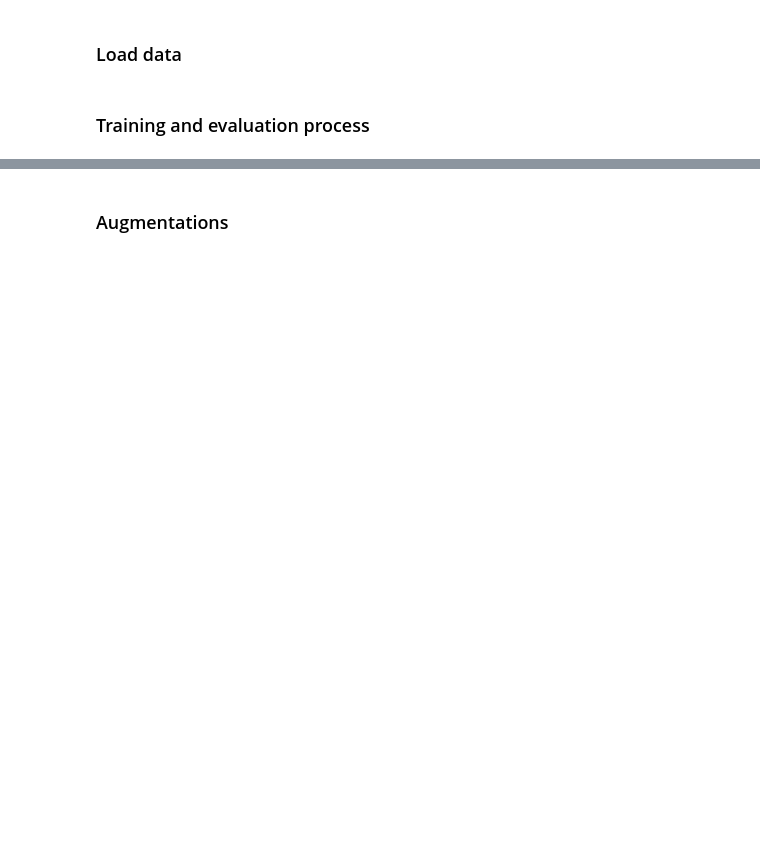
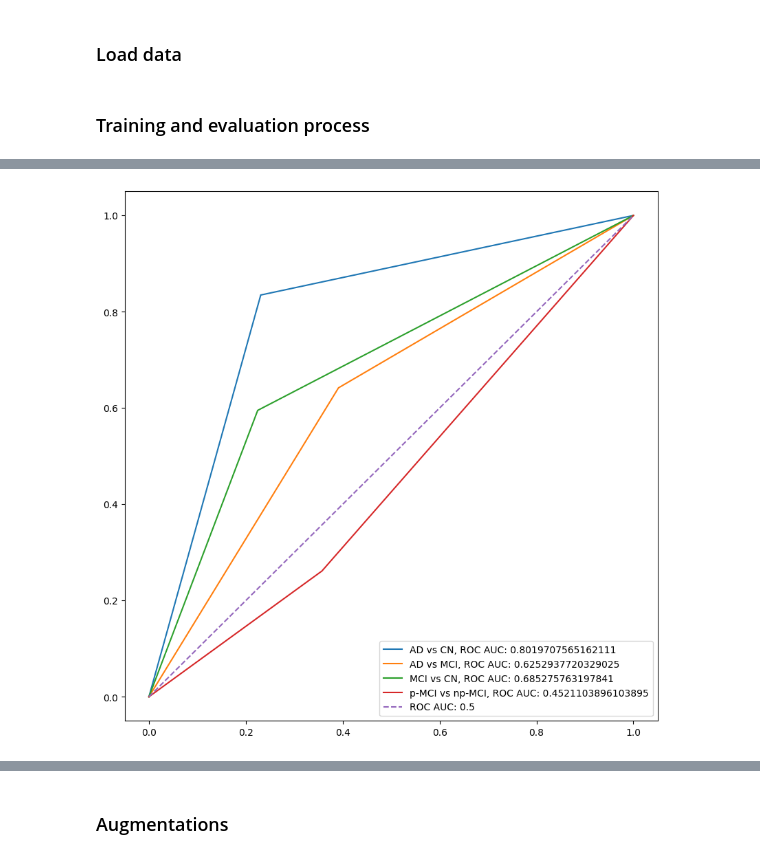
Before and after one commit to damianpolakpjwstk/alzheimer_disease_classification_tools, a Jupyter notebook: imaging_models/CNN_training.ipynb, the cells around one changed output, grey strips where cells are left out. Cells and saved outputs as stored; diff of their text form; code cells hidden in the pictures; blank space fills up the shorter version.

Commit message:
first trainings

```diff
--- a/imaging_models/CNN_training.ipynb
+++ b/imaging_models/CNN_training.ipynb
@@ -22,5 +31,6 @@ train_df = pd.read_csv(TRAIN_DATA_PATH)
 test_df = pd.read_csv(TEST_DATA_PATH)
 valid_df = pd.read_csv(VALID_DATA_PATH)
 biocard_df = pd.read_csv(BIOCARD_DATA_PATH)
+num_epochs = 10
 # %% [markdown]
 ### Training and evaluation process
@@ -32,25 +51,34 @@ histories = {}
 results = {problem: {} for problem in problems}
 for problem, columns in problems.items():
     print(f"Training {problem}")
-    _train_df = Mri3DDataLoader(filter_df_by_problem(problem, train_df), classification_values=columns, batch_size=batch_size)
-    _test_df = Mri3DDataLoader(filter_df_by_problem(problem, test_df), classification_values=columns, batch_size=batch_size)
-    _valid_df = Mri3DDataLoader(filter_df_by_problem(problem, valid_df), classification_values=columns, batch_size=batch_size)
+    _train_df = Mri3DDataLoader(filter_df_by_problem(problem, train_df), classification_values=columns,
+                                batch_size=batch_size, crop=False)
+    _test_df = Mri3DDataLoader(filter_df_by_problem(problem, test_df), classification_values=columns,
+                               batch_size=batch_size, crop=False)
+    _valid_df = Mri3DDataLoader(filter_df_by_problem(problem, valid_df), classification_values=columns,
+                                batch_size=batch_size, crop=False)
     if problem != "p-MCI vs np-MCI":
-        _biocard_df = Mri3DDataLoader(filter_df_by_problem(problem, biocard_df), classification_values=columns, batch_size=batch_size)
+        _biocard_df = Mri3DDataLoader(filter_df_by_problem(problem, biocard_df),
+                                      classification_values=columns, batch_size=batch_size, crop=True)
     else:
         _biocard_df = None
     save_directory = Path(MODEL_SAVE_DIRECTORY, problem)
     model = MRINet(num_classes=2 if problem != "AD vs MCI vs CN" else 3)
+    state_dict = torch.load(r"/home/dpolak/alzheimer_disease_classification_tools/imaging_models/models/pretrained/best_model.pth")
+    state_dict.pop('classifier.2.weight')
+    state_dict.pop('classifier.2.bias')
+    model.load_state_dict(state_dict, strict=False)
     model.to("cuda")
     optimizer = torch.optim.Adam(model.parameters(), lr=1e-3)
     history = run_training_loop(model = model,
                                 train_dataset=_train_df,
                                 valid_dataset=_valid_df,
-                                num_epochs = 20,
+                                num_epochs = num_epochs,
                                 optimizer = optimizer,
                                 batch_size = batch_size,
                                 save_directory = save_directory,
-                                scheduler=torch.optim.lr_scheduler.StepLR(optimizer, step_size=3, gamma=0.005, last_epoch=-1))
+                                from_pretrained = True,
+                                scheduler=torch.optim.lr_scheduler.StepLR(optimizer, step_size=3, gamma=0.1, last_epoch=-1))
     histories[problem] = history
     model.load_state_dict(torch.load(Path(save_directory, "best_model.pth")))
     results[problem] = {
@@ -59,5 +87,6 @@ for problem, columns in problems.items():
         "valid": evaluate_model(model, _valid_df),
         "biocard": evaluate_model(model, _biocard_df) if _biocard_df is not None else None
     }
+    print(results)
 # %% [output]
 Training AD vs CN
@@ -94,11 +152,13 @@ plt.savefig(Path(MODEL_SAVE_DIRECTORY, "training_history.png"))
 # %%
 plt.figure(figsize=(10, 10))
 for i, problem in enumerate(problems):
     if problem == "AD vs MCI vs CN":
         continue
     curve = results[problem]["test"]["roc_curve"]
-    plt.plot(curve[0][0], curve[0][1], label=f"{problem}, ROC AUC: {results[problem]['test']['roc_auc']}")
+    plt.plot(curve[0], curve[1], label=f"{problem}, ROC AUC: {results[problem]['test']['roc_auc']}")
 plt.plot([0, 1], [0, 1], linestyle='--', label="ROC AUC: 0.5")
 plt.legend()
 plt.show()
+# %% [output]
+[figure, added]
 # %%
```
Also changed, not shown: parts of 40 cells of this notebook, 1 other file.
